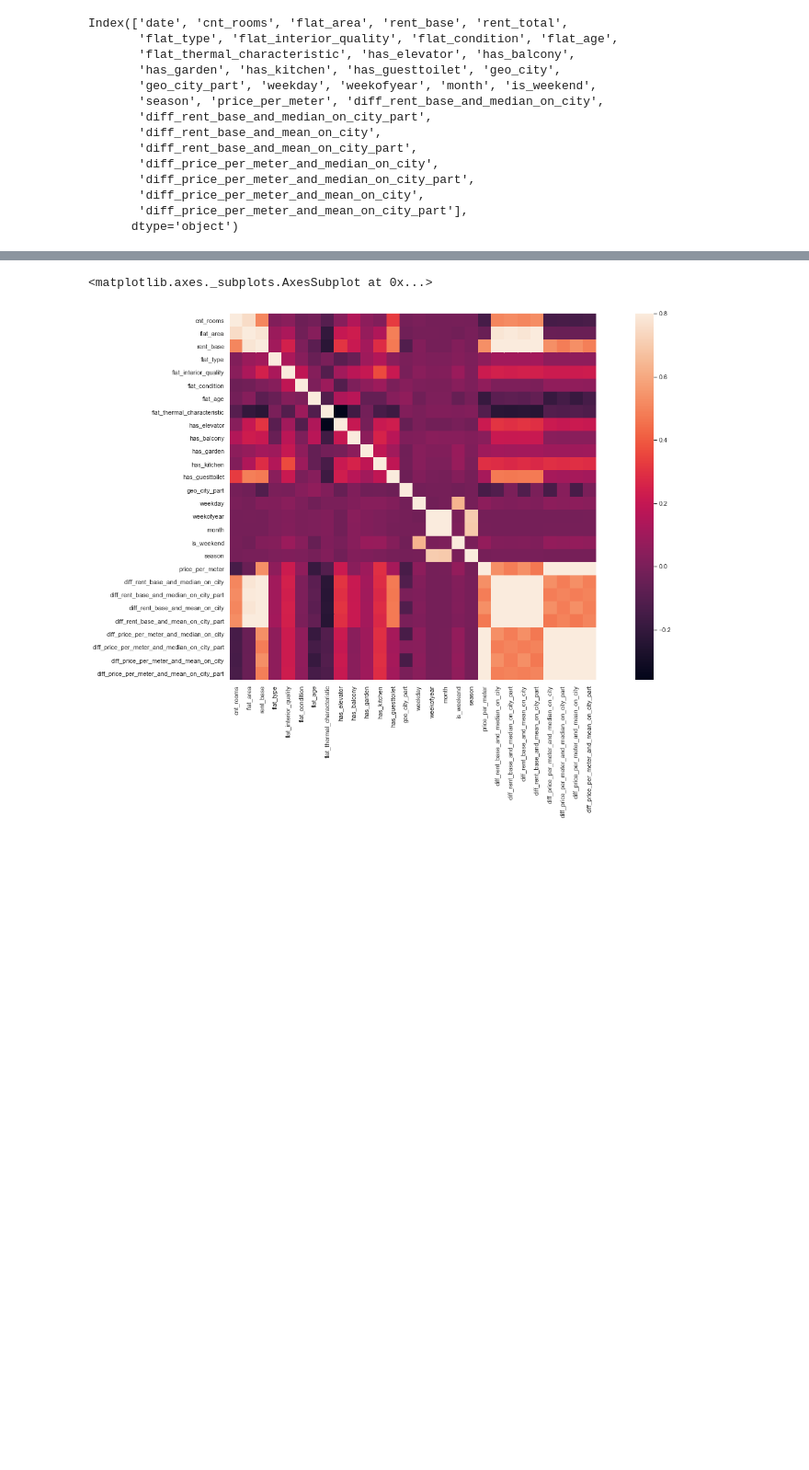
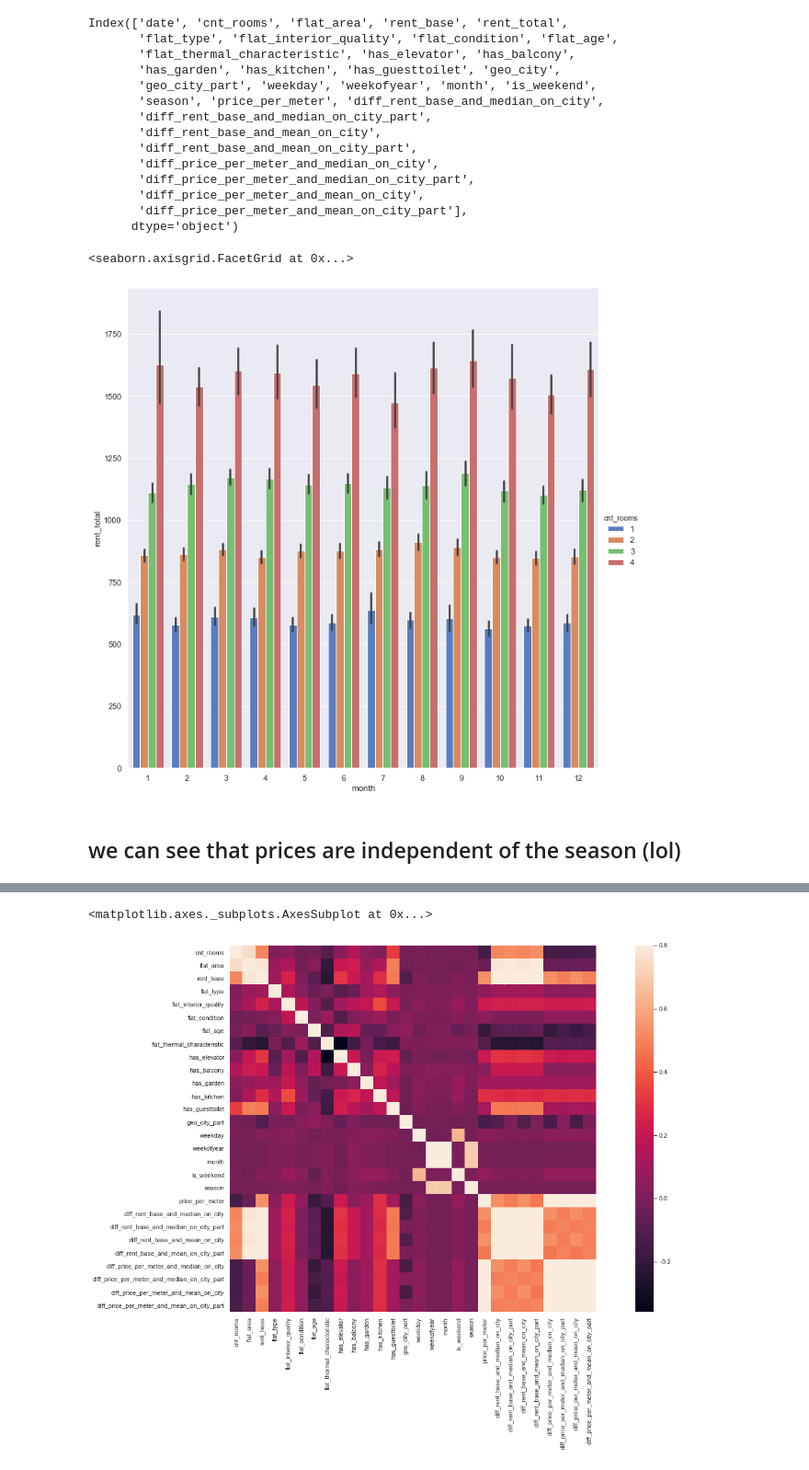
Before and after one commit to e5pecial/hamburg_rent_price_forecasting, a Jupyter notebook: aboutyou_eda.ipynb, the cells around one changed output, grey strips where cells are left out. Shown at 92% size. Cells and saved outputs as stored; diff of their text form; code cells hidden in the pictures; blank space fills up the shorter version.

```diff
--- a/aboutyou_eda.ipynb
+++ b/aboutyou_eda.ipynb
@@ -223,3 +206,13 @@ CATEGORIAL_FEATURES = [
+# %%
+g = sns.catplot(x="month", y="rent_total", hue="cnt_rooms", data=data, height=10, kind='bar', palette='muted')
+g.despine(left=True)
+
+g.set_ylabels("rent_total")
+# %% [output]
+<seaborn.axisgrid.FacetGrid at 0x...>
+[figure, added]
+# %% [markdown]
+## we can see that prices are independent of the season (lol)
 # %%
 CATEGORIAL_FEATURES = [
        'flat_type', 'flat_interior_quality', 'flat_condition', 'flat_age',
```
Also changed, not shown: parts of 102 cells of this notebook, 15 other files.
